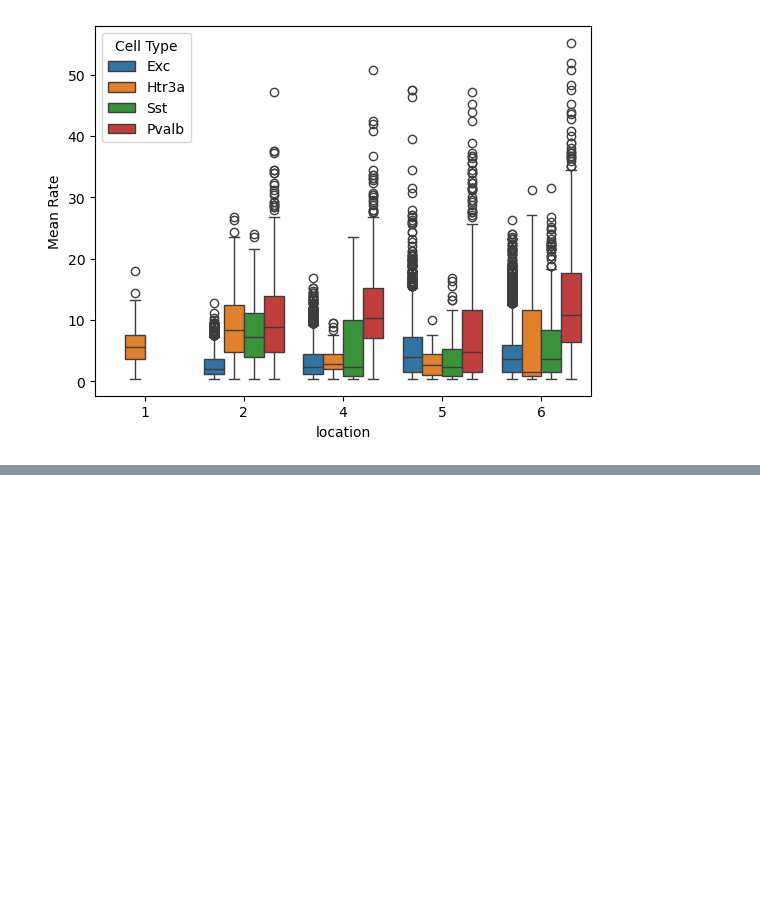
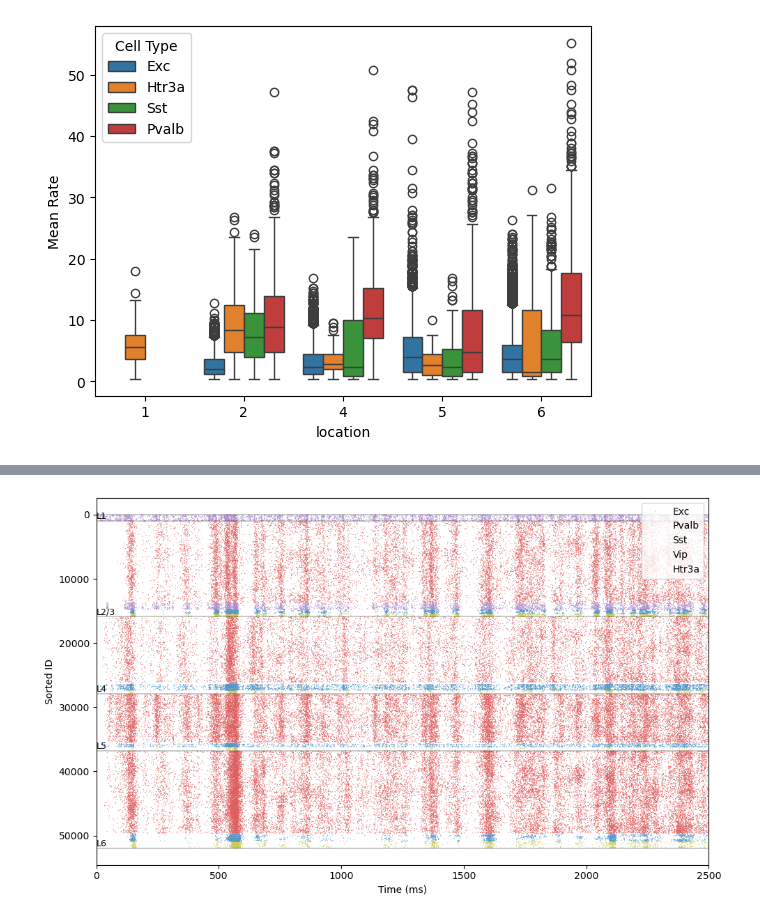
Before and after one commit to cyber-shuttle/allenai-v1, a Jupyter notebook: V1_notebook.ipynb, the cells around one changed output, grey strips where cells are left out. Cells and saved outputs as stored; diff of their text form; code cells hidden in the pictures; blank space fills up the shorter version.

```diff
--- a/V1_notebook.ipynb
+++ b/V1_notebook.ipynb
@@ -79,0 +114,17 @@ sns.boxplot(rates_df, x='location', y='Mean Rate', hue='Cell Type', order=order)
+# %%
+import plotting_utils as pu
+pointnet_config_movie = 'output_movie/config.movie.json'
+net = 'full'
+sortby='tuning_angle'
+radius = 400.0
+
+plt.figure(figsize=(10, 6))
+
+
+ax = pu.plot_raster(pointnet_config_movie, sortby=sortby, **pu.settings[net])
+ax.set_xlim([0, 2500])
+plt.tight_layout()
+config_folder = os.path.dirname(pointnet_config_movie)
+plt.savefig(f"{config_folder}/raster_by_{sortby}.png", dpi=300)
+# %% [output]
+[figure, added]
```
Also changed, not shown: parts of 4 cells of this notebook.
